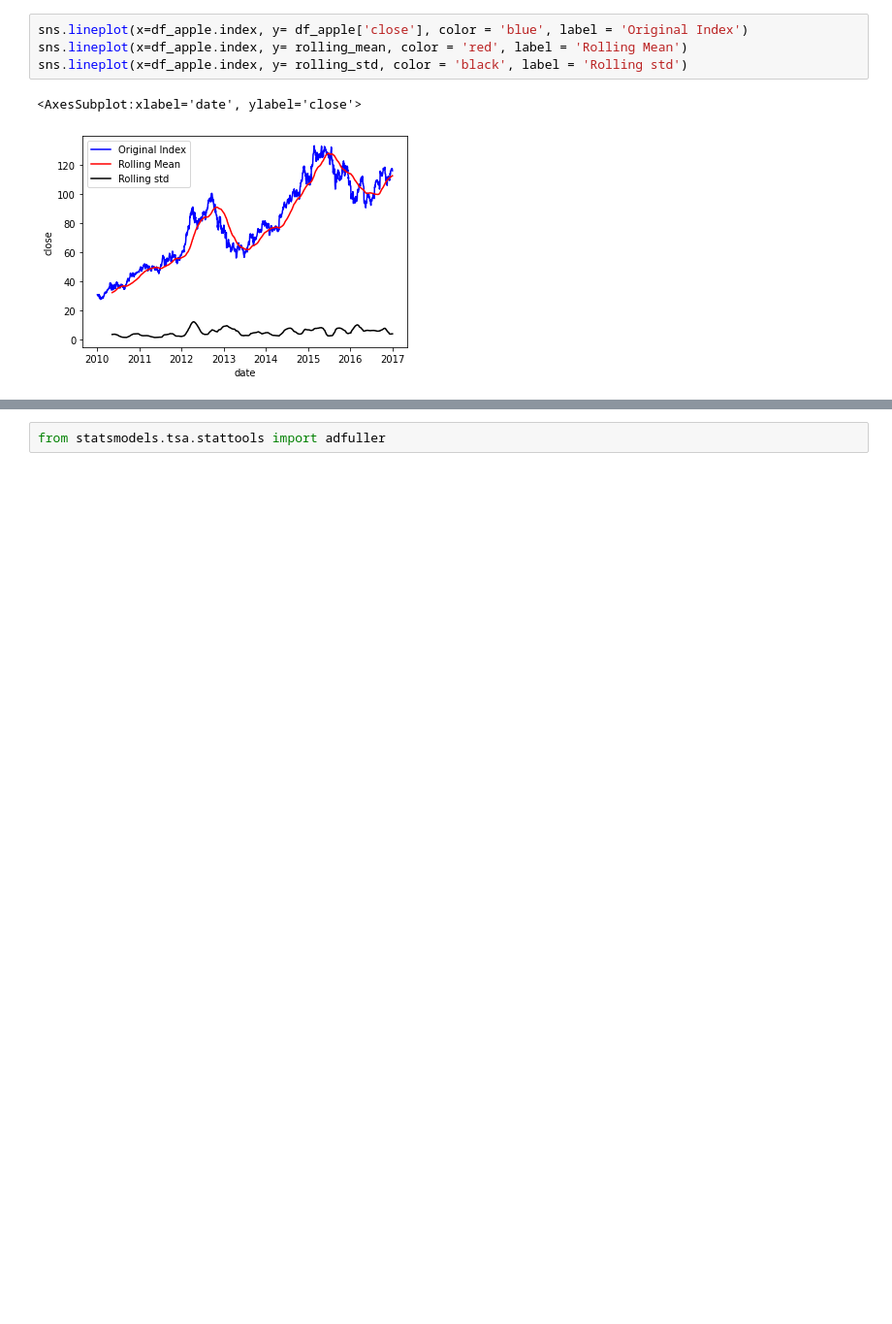
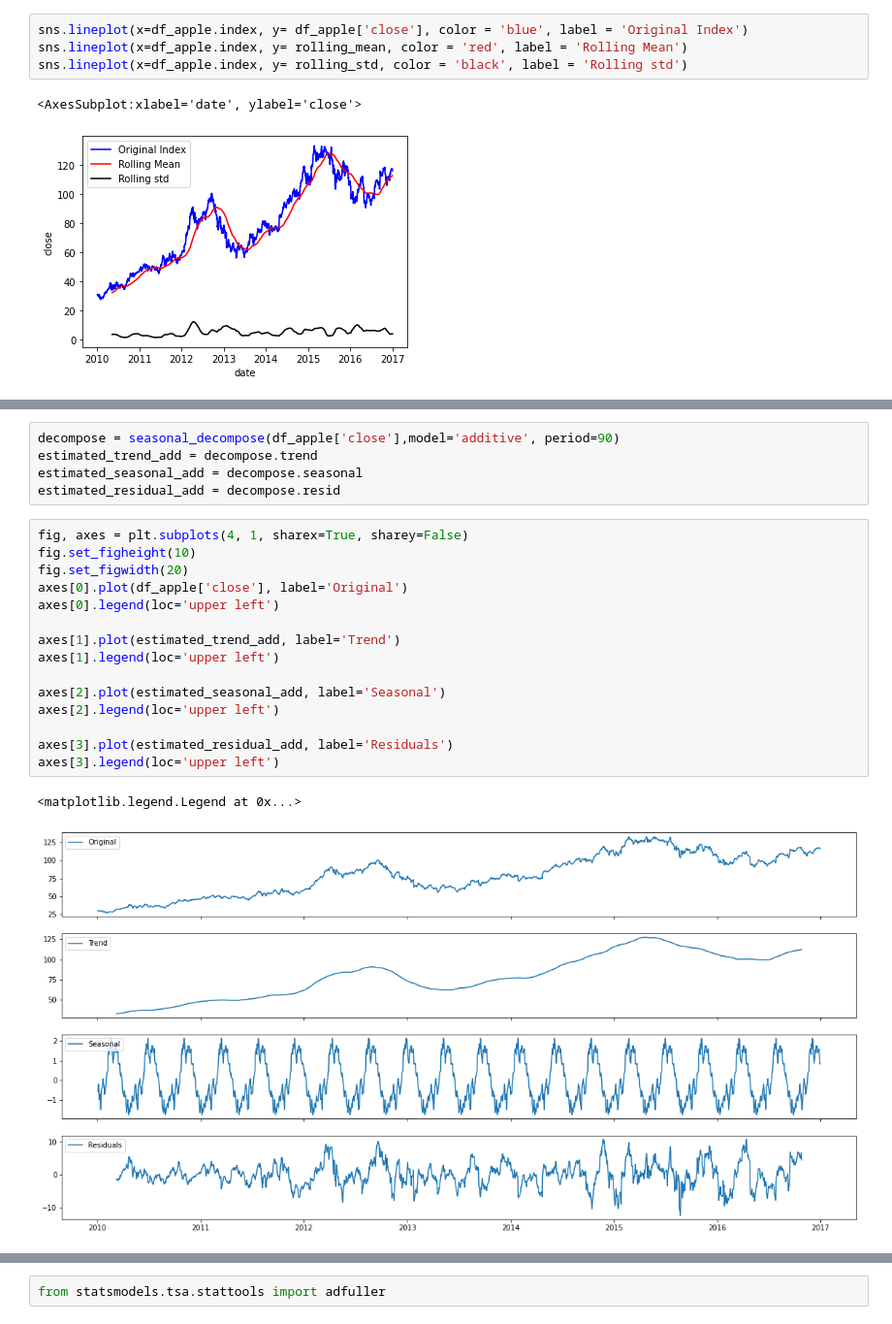
Before and after one commit to gihonglee/Stock_Analysis, a Jupyter notebook: main.ipynb, the cells around one changed output, grey strips where cells are left out. Shown at 97% size. Drawn from its saved outputs; the diff is of its cells as text; blank space fills up the shorter version.

Commit message:
apple stock analysis done

```diff
--- a/main.ipynb
+++ b/main.ipynb
@@ -153,0 +154,23 @@ Let's import augmented Dickey-Fuller test
+# %%
+decompose = seasonal_decompose(df_apple['close'],model='additive', period=90)
+estimated_trend_add = decompose.trend
+estimated_seasonal_add = decompose.seasonal
+estimated_residual_add = decompose.resid
+# %%
+fig, axes = plt.subplots(4, 1, sharex=True, sharey=False)
+fig.set_figheight(10)
+fig.set_figwidth(20)
+axes[0].plot(df_apple['close'], label='Original')
+axes[0].legend(loc='upper left')
+
+axes[1].plot(estimated_trend_add, label='Trend')
+axes[1].legend(loc='upper left')
+
+axes[2].plot(estimated_seasonal_add, label='Seasonal')
+axes[2].legend(loc='upper left')
+
+axes[3].plot(estimated_residual_add, label='Residuals')
+axes[3].legend(loc='upper left')
+# %% [output]
+<matplotlib.legend.Legend at 0x...>
+[figure, added]
```
Also changed, not shown: parts of 35 cells of this notebook.
